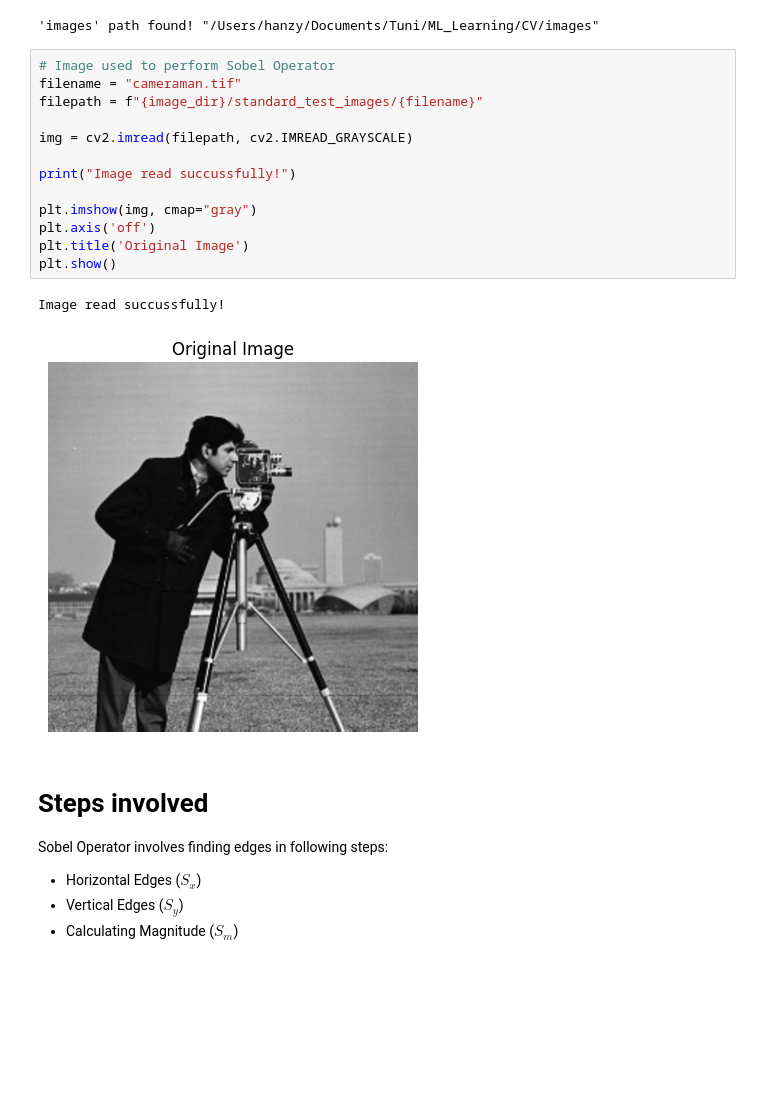
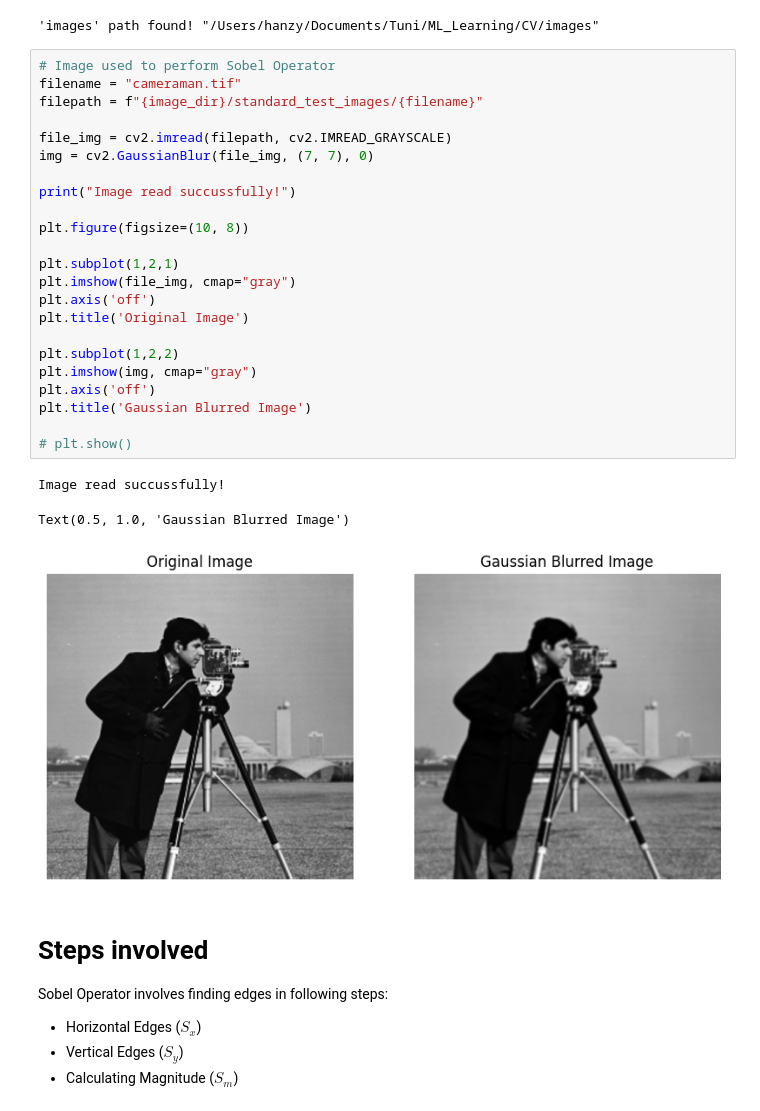
Before and after one commit to mr-1o1/CV, a Jupyter notebook: Operators/sobel_filter.ipynb, the cells around one changed output. Cells and saved outputs as stored; diff of their text form; blank space fills up the shorter version.

Commit message:
Do Gaussian Blur before applying Sobel Operator

```diff
--- a/Operators/sobel_filter.ipynb
+++ b/Operators/sobel_filter.ipynb
@@ -35,19 +35,30 @@ print(msg)
 # %%
 # Image used to perform Sobel Operator
 filename = "cameraman.tif"
 filepath = f"{image_dir}/standard_test_images/{filename}"
 
-img = cv2.imread(filepath, cv2.IMREAD_GRAYSCALE)
+file_img = cv2.imread(filepath, cv2.IMREAD_GRAYSCALE)
+img = cv2.GaussianBlur(file_img, (7, 7), 0)
 
 print("Image read succussfully!")
 
+plt.figure(figsize=(10, 8))
+
+plt.subplot(1,2,1)
+plt.imshow(file_img, cmap="gray")
+plt.axis('off')
+plt.title('Original Image')
+
+plt.subplot(1,2,2)
 plt.imshow(img, cmap="gray")
 plt.axis('off')
-plt.title('Original Image')
-plt.show()
+plt.title('Gaussian Blurred Image')
+
+# plt.show()
 # %% [output]
 Image read succussfully!
+Text(0.5, 1.0, 'Gaussian Blurred Image')
-[figure, old version]
+[figure, new version]
 # %% [markdown]
 # Steps involved
 
```
Also changed, not shown: parts of 3 cells of this notebook.
